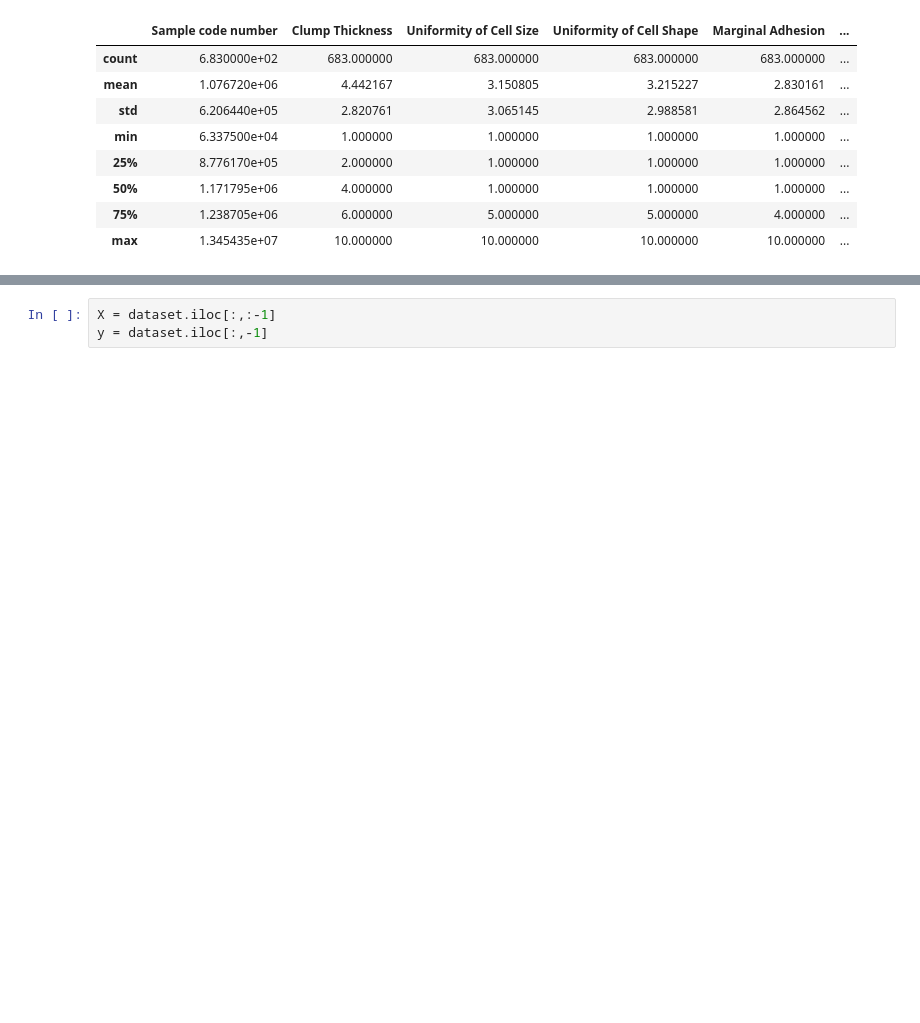
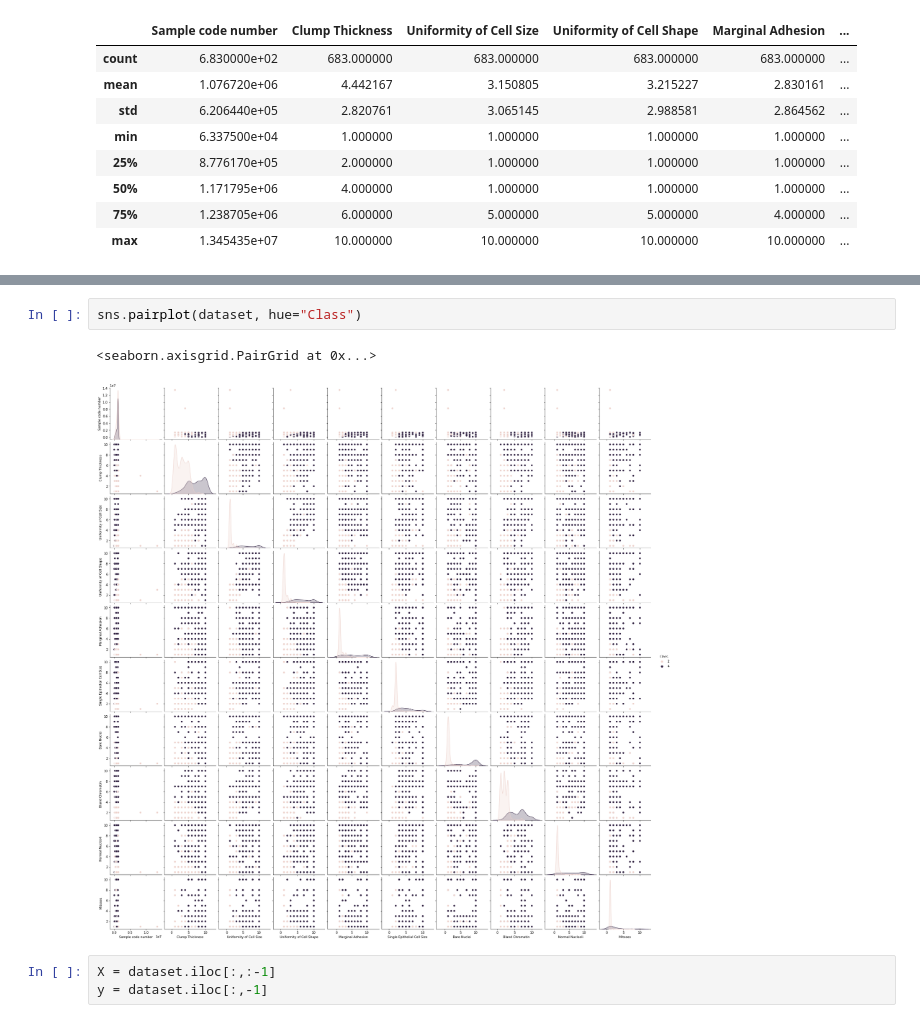
Before and after one commit to lucasvieira123/data_science_studies, a Jupyter notebook: classification/logistic_regression/real_case.ipynb, the cells around one changed output, grey strips where cells are left out. Cells and saved outputs as stored; diff of their text form; blank space fills up the shorter version.

```diff
--- a/classification/logistic_regression/real_case.ipynb
+++ b/classification/logistic_regression/real_case.ipynb
@@ -60,3 +80,8 @@ dataset.describe()
+# %%
+sns.pairplot(dataset, hue="Class")
+# %% [output]
+<seaborn.axisgrid.PairGrid at 0x...>
+[figure, added]
 # %%
 X = dataset.iloc[:,:-1]
 y = dataset.iloc[:,-1]
```
Also changed, not shown: parts of 22 cells of this notebook, 14 other files.
